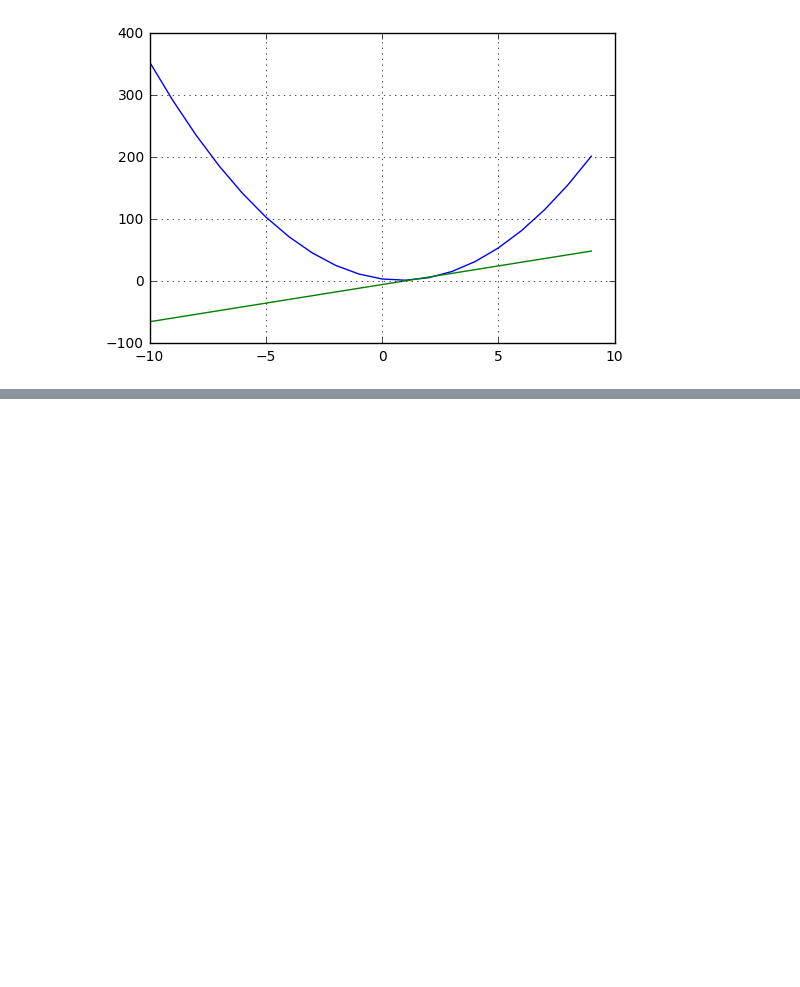
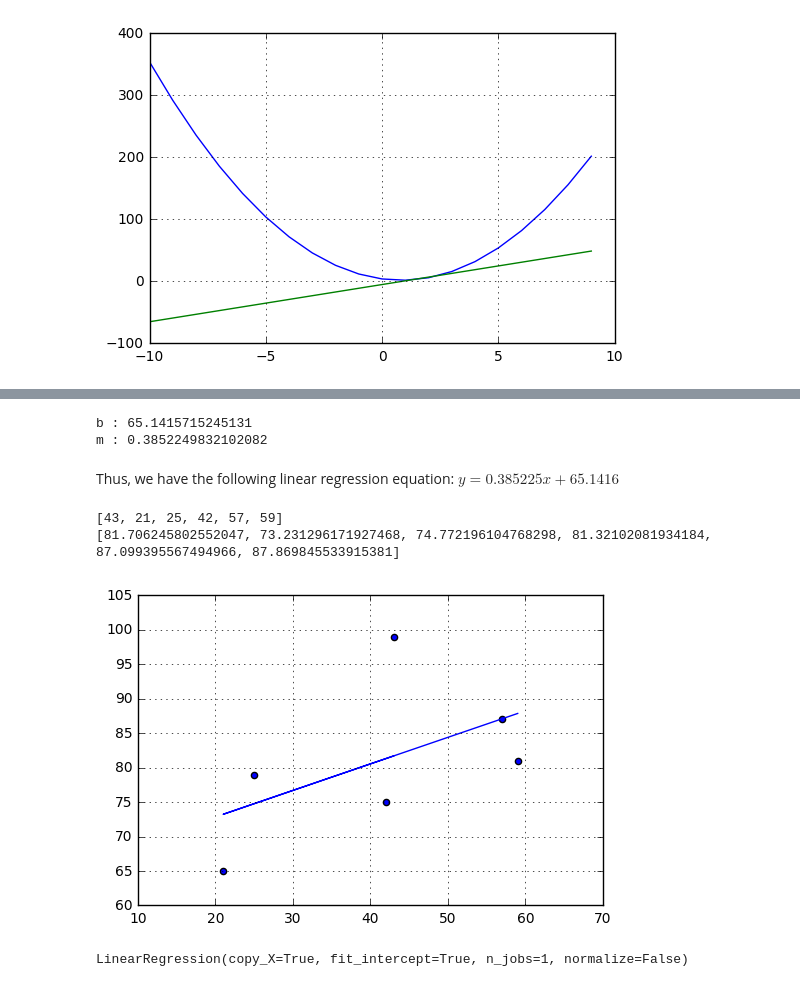
Before and after one commit to Deeptradingfx/tensorflow-training, a Jupyter notebook: getting-started/Pre-requisite Mathematics.ipynb, the cells around one changed output, grey strips where cells are left out. Saved outputs shown, nothing was run; the diff lists cells and outputs as text; code cells hidden in the pictures; blank space fills up the shorter version.

```diff
--- a/getting-started/Pre-requisite Mathematics.ipynb
+++ b/getting-started/Pre-requisite Mathematics.ipynb
@@ -100,0 +504,53 @@ matplotlib.pyplot.show()
+# %%
+data = np.array([[43, 99], [21, 65], [25, 79], [42, 75], [57, 87], [59, 81]])
+# %%
+# isolate the x variable
+x = data[:, 0]
+
+# isolate the y variable
+y = data[:, 1]
+# %%
+# let's implement the formula
+b = (np.sum(y) * np.sum(x**2) - np.sum(x) * np.sum(x * y)) / (data.shape[0] * np.sum(x**2) - np.sum(x)**2)
+m = (data.shape[0] * (np.sum(x*y)) - np.sum(x) * np.sum(y)) / (data.shape[0] * np.sum(x**2) - np.sum(x)**2)
+# %%
+# display the equation coefficients
+print('b : {}'.format(b))
+print('m : {}'.format(m))
+# %% [output]
+b : 65.1415715245131
+m : 0.3852249832102082
+# %% [markdown]
+Thus, we have the following linear regression equation: $y = 0.385225x + 65.1416$
+# %%
+def fn(x):
+    return m*x.astype(np.float64) + b
+# %%
+print([element for element in x])
+print([fn(element) for element in x])
+# %% [output]
+[43, 21, 25, 42, 57, 59]
+[81.706245802552047, 73.231296171927468, 74.772196104768298, 81.32102081934184, 87.099395567494966, 87.869845533915381]
+# %%
+figure_regression = matplotlib.pyplot.figure()
+f_axes = figure_regression.add_subplot(111)
+f_axes.scatter(x, y)
+f_axes.plot(x, [fn(element) for element in x])
+
+
+# add a grid
+matplotlib.pyplot.grid()
+
+# show the plot
+matplotlib.pyplot.show()
+# %% [output]
+[figure, added]
+# %%
+# short version using sklearn (Scikit-learn)
+
+from sklearn import linear_model
+
+regression = linear_model.LinearRegression()
+regression.fit(np.reshape(x, newshape=(-1, 1)), np.reshape(y, newshape=(-1, 1)))
+# %% [output]
+LinearRegression(copy_X=True, fit_intercept=True, n_jobs=1, normalize=False)
```
Also changed, not shown: parts of 67 cells of this notebook, 1 other file.
